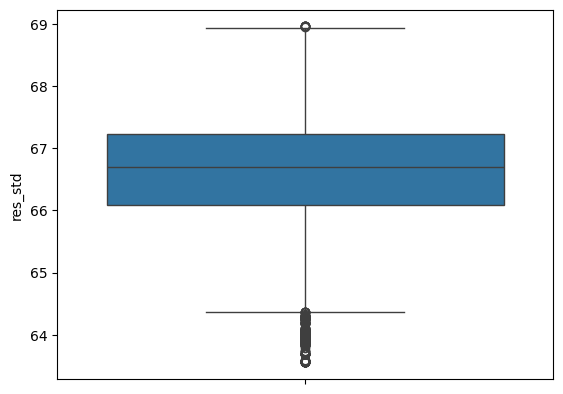
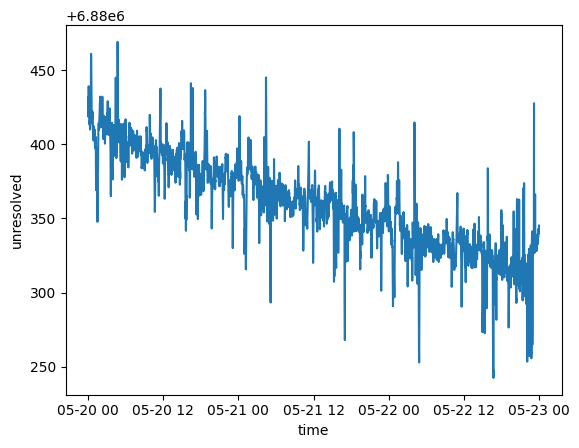
Unified diff of the notebook cell whose output changed from the first chart to the second:
--- before
+++ after
@@ -1,2 +1 @@
-dfc = df[(df.index >= '2024-05-01') & (df.index < '2024-05-15')].copy()
-sns.boxplot(dfc['res_std'])
+sns.lineplot(df[(df.index>'2024-05-20')&(df.index<'2024-05-23')]['unresolved'])

Commit: general small updates over the last months; did a poor job at updating git